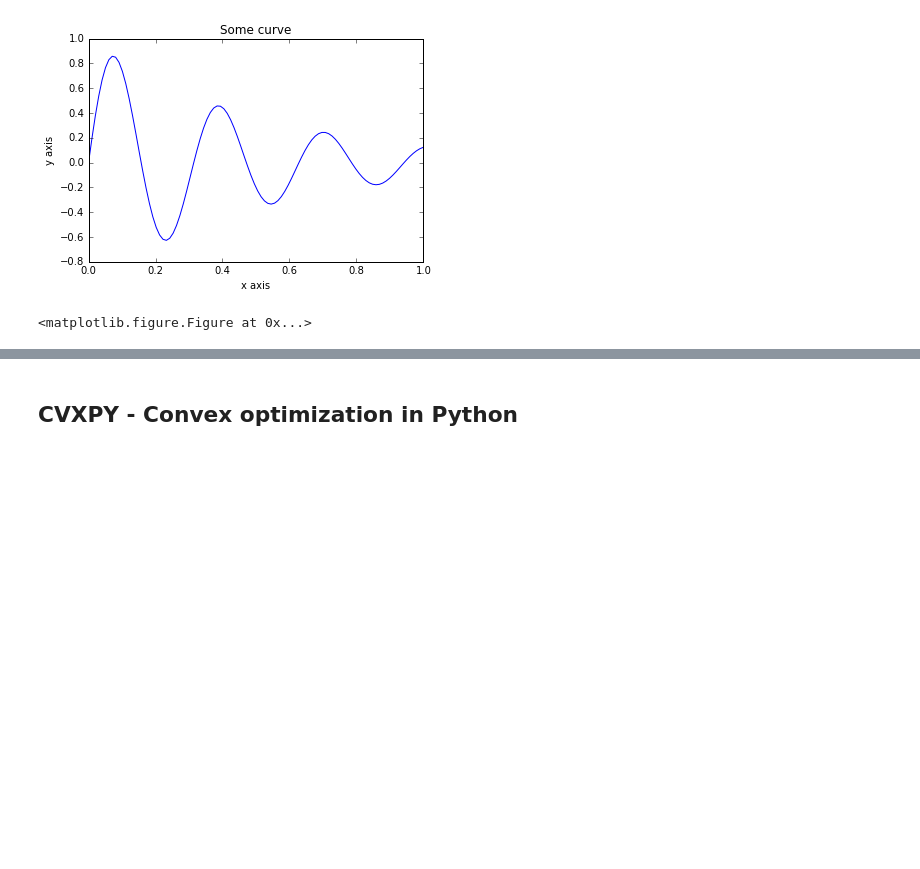
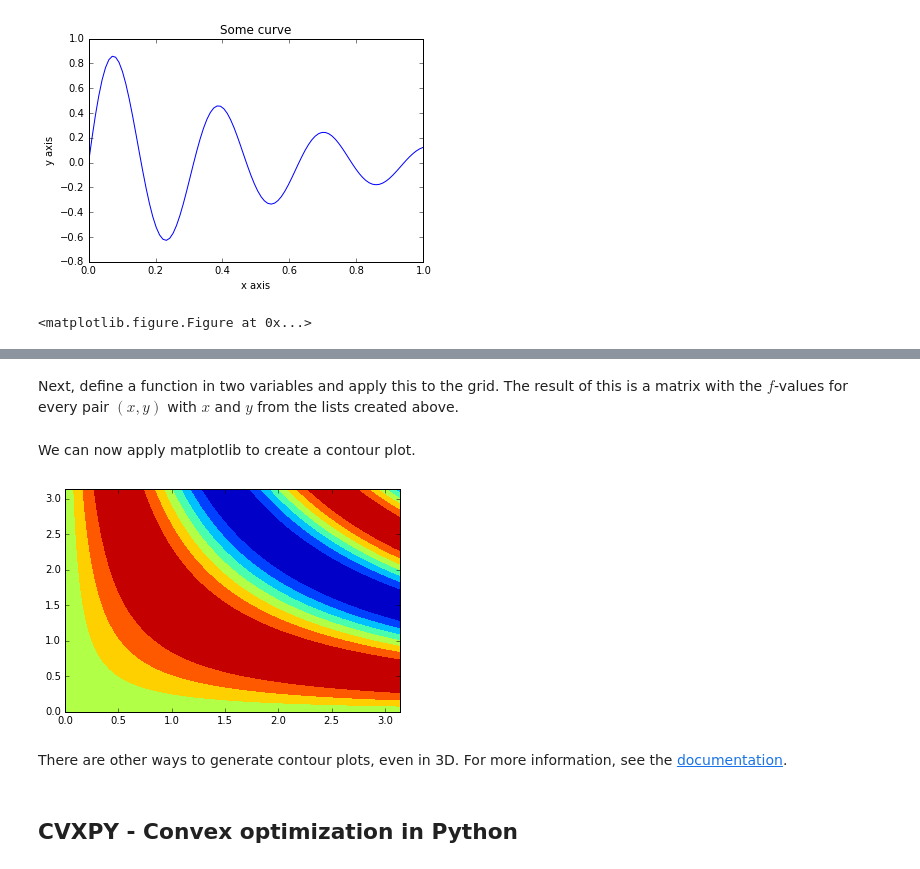
Before and after one commit to lotzma/math36061, a Jupyter notebook: notes/Week 1/Introduction to Python.ipynb, the cells around one changed output, grey strips where cells are left out. Cells and saved outputs as stored; diff of their text form; code cells hidden in the pictures; blank space fills up the shorter version.

```diff
--- a/notes/Week 1/Introduction to Python.ipynb
+++ b/notes/Week 1/Introduction to Python.ipynb
@@ -76,3 +76,7 @@ Python can be used as a calculator to perform simple arithmetic. We can also add
 a = 2
 b = 3
 c = a+b
+# %%
+x = 2.7
+y = x**2
+print x, y
@@ -163,0 +180,8 @@ In the above code we used various constructs.
+# %%
+x = int(input("Enter a number: "))
+if x>5:
+    print "The number is bigger than 5."
+elif x<5:
+    print "The number is smaller than 5."
+else:
+    print "The number is 5."
@@ -251,3 +417,23 @@ plt.savefig("test.png")
+# %%
+xx = np.linspace(0,np.pi,100)   # Create a list of 100 points between 0 and Pi
+yy = np.linspace(0,np.pi,100)
+X, Y = np.meshgrid(xx,yy)
+# %% [markdown]
+Next, define a function in two variables and apply this to the grid. The result of this is a matrix with the $f$-values for every pair $(x,y)$ with $x$ and $y$ from the lists created above.
+# %%
+def f(x,y):
+    return np.sin(x*y)
+
+Z = f(X,Y)
+# %% [markdown]
+We can now apply matplotlib to create a contour plot.
+# %%
+plt.contourf(X,Y,Z)
+plt.show()
+# %% [output]
+[figure, added]
+# %% [markdown]
+There are other ways to generate contour plots, even in 3D. For more information, see the [documentation](http://matplotlib.org/mpl_toolkits/mplot3d/tutorial.html).
 # %% [markdown]
 ## CVXPY - Convex optimization in Python
 # %% [markdown]
```
Also changed, not shown: parts of 35 cells of this notebook.
